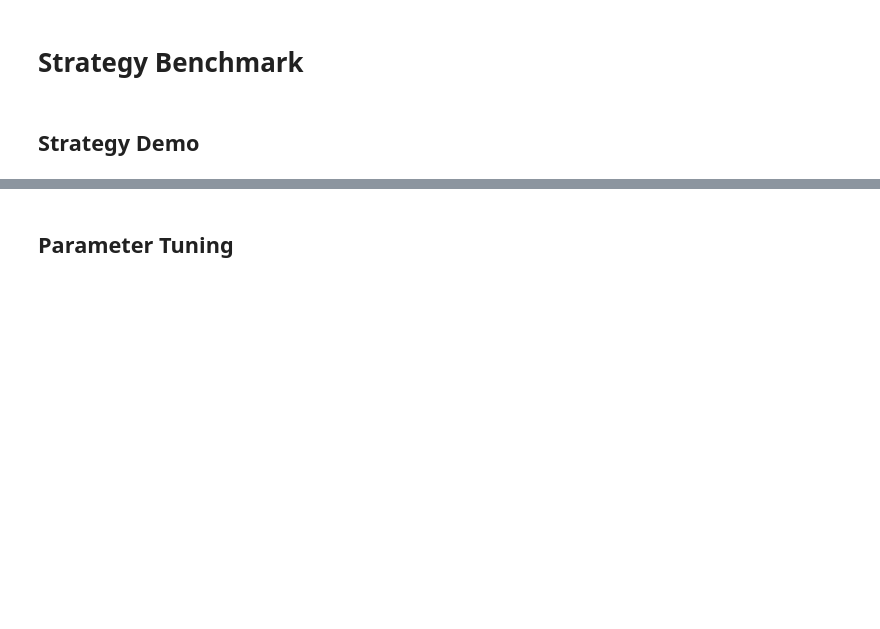
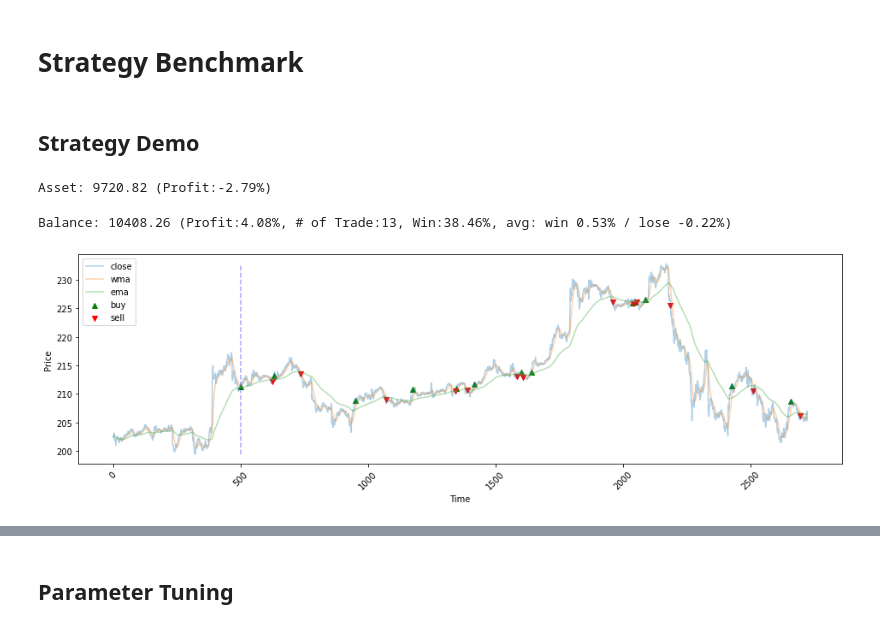
Before and after one commit to anels/autbot, a Jupyter notebook: strategy_benchmark.ipynb, the cells around one changed output, grey strips where cells are left out. Cells and saved outputs as stored; diff of their text form; code cells hidden in the pictures; blank space fills up the shorter version.

```diff
--- a/strategy_benchmark.ipynb
+++ b/strategy_benchmark.ipynb
@@ -9,17 +9,24 @@ import pandas as pd
 # %%
 period = "35d"
 interval = "5m"
-ticker_list = ['PEP']
+ticker_list = ['MSFT']
 ticker = ticker_list[0]
 # %%
 init_balance = 10000
 
 df, last_update = refresh(ticker, period=period, interval = interval)
+
 bnh = buy_n_hold(init_balance, df)
+# %% [output]
+Asset: 9720.82 (Profit:-2.79%)
 # %%
-import strategy.strategy_wma as wma
+from strategy.strategy_wma import *
+wma = Strategy_WMA()
 
-df_wma = wma.prep_data(df, 89, 90)
+df_wma = wma.prep_data(df, 21, 145)
 test(init_balance, df_wma, wma.sell_or_buy, output="oneline", verbose=False)
 plot_wma(df_wma, signals=buy_sell(df_wma, wma.sell_or_buy))
+# %% [output]
+Balance: 10408.26 (Profit:4.08%, # of Trade:13, Win:38.46%, avg: win 0.53% / lose -0.22%)
+[figure, added]
 # %%
```
Also changed, not shown: parts of 10 cells of this notebook.
